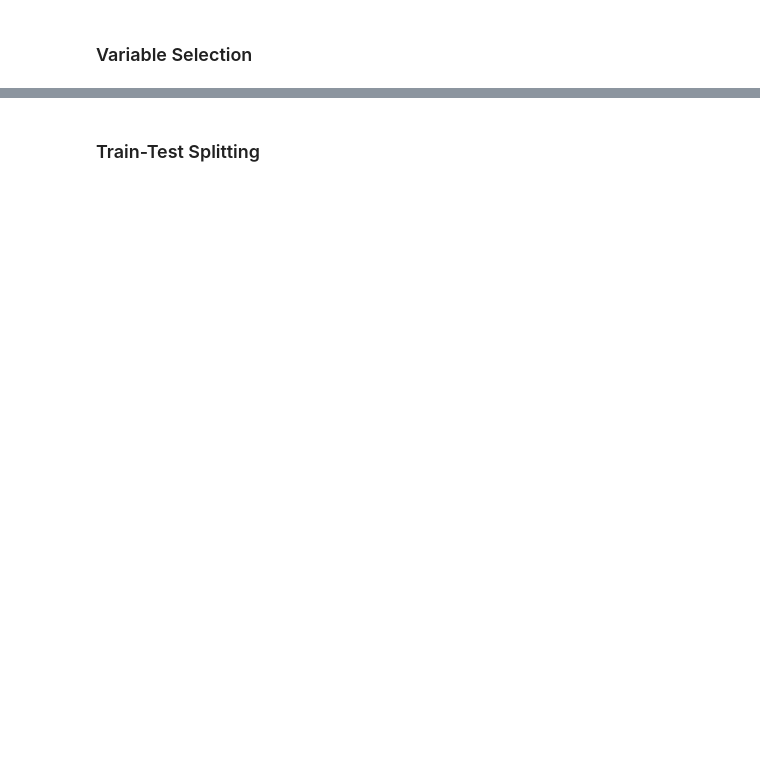
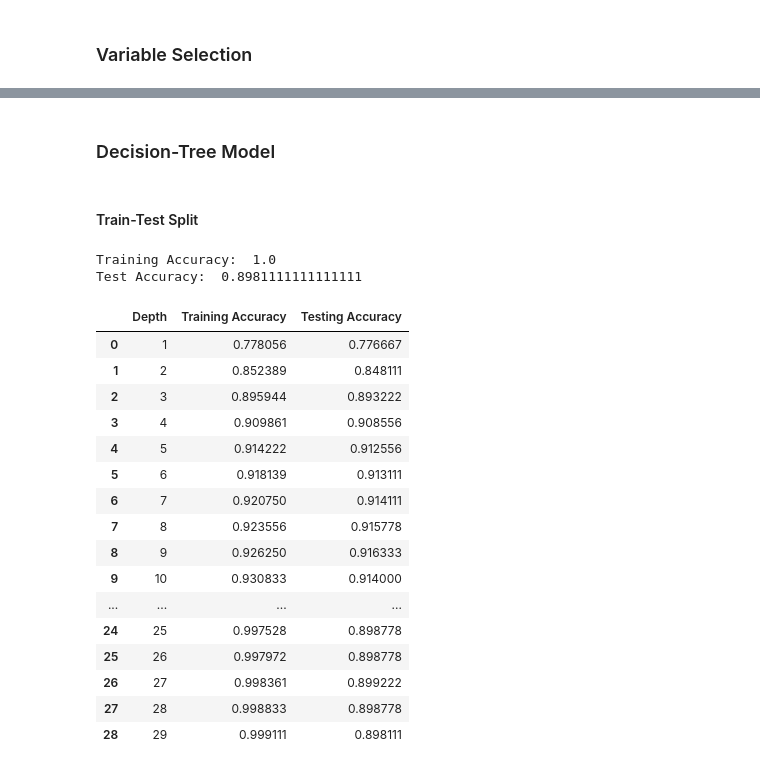
Before and after one commit to ProntoSbinalla/DAT-402-Project-1, a Jupyter notebook: Project 1.ipynb, the cells around one changed output, grey strips where cells are left out. Cells and saved outputs as stored; diff of their text form; code cells hidden in the pictures; blank space fills up the shorter version.

Commit message:
Started Working on Decision Tree Model

```diff
--- a/Project 1.ipynb
+++ b/Project 1.ipynb
@@ -156,7 +158,54 @@ display(X.head())
 | 2 | 25.0 | 0 | 3 | 12438.0 | 3 | 0 | ... |
 | 3 | 23.0 | 0 | 1 | 79753.0 | 0 | 3 | ... |
 | 4 | 24.0 | 1 | 4 | 66135.0 | 1 | 3 | ... |
+# %% [markdown]
+### Decision-Tree Model
 # %% [markdown]
-### Train-Test Splitting
+#### Train-Test Split
 # %%
 X_train, X_test, y_train, y_test = train_test_split(X, y, test_size=0.2, random_state=42)
+
+decisionTree = DecisionTreeClassifier(random_state=42)
+
+decisionTree.fit(X_train, y_train)
+y_pred = decisionTree.predict(X_test)
+
+training_accuracy = decisionTree.score(X_train, y_train)
+test_accuracy = accuracy_score(y_test, y_pred)
+
+print("Training Accuracy: ", training_accuracy)
+print("Test Accuracy: ", test_accuracy)
+# %% [output]
+Training Accuracy:  1.0
+Test Accuracy:  0.8981111111111111
+# %%
+depth, training, testing = [], [], []
+
+for i in range(1, 30):
+    decisionTree = DecisionTreeClassifier(max_depth=i, random_state=42)
+    decisionTree.fit(X_train, y_train)
+    training.append(decisionTree.score(X_train, y_train))
+    testing.append(decisionTree.score(X_test, y_test))
+    depth.append(i)
+
+decisionTreeDF = pd.DataFrame({"Depth": depth, "Training Accuracy": training, "Testing Accuracy": testing})
+
+decisionTreeDF
+# %% [output]
+|  | Depth | Training Accuracy | Testing Accuracy |
+| 0 | 1 | 0.778056 | 0.776667 |
+| 1 | 2 | 0.852389 | 0.848111 |
+| 2 | 3 | 0.895944 | 0.893222 |
+| 3 | 4 | 0.909861 | 0.908556 |
+| 4 | 5 | 0.914222 | 0.912556 |
+| 5 | 6 | 0.918139 | 0.913111 |
+| 6 | 7 | 0.920750 | 0.914111 |
+| 7 | 8 | 0.923556 | 0.915778 |
+| 8 | 9 | 0.926250 | 0.916333 |
+| 9 | 10 | 0.930833 | 0.914000 |
+| ... | ... | ... | ... |
+| 24 | 25 | 0.997528 | 0.898778 |
+| 25 | 26 | 0.997972 | 0.898778 |
+| 26 | 27 | 0.998361 | 0.899222 |
+| 27 | 28 | 0.998833 | 0.898778 |
+| 28 | 29 | 0.999111 | 0.898111 |
```
Also changed, not shown: parts of 1 cell of this notebook.
